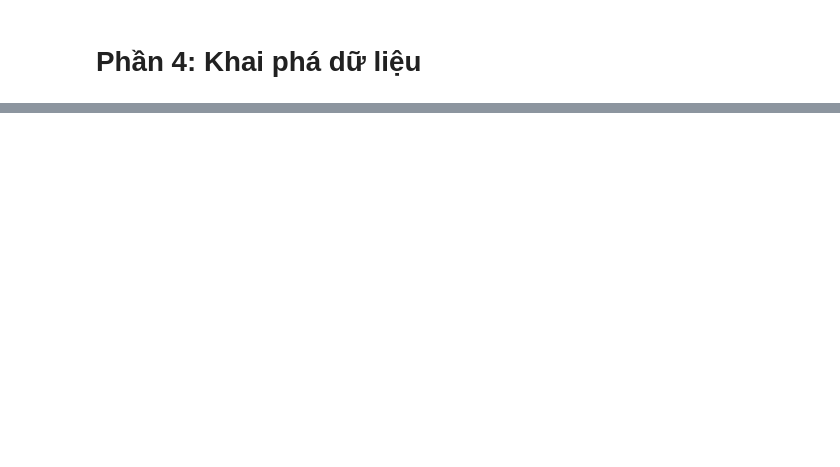
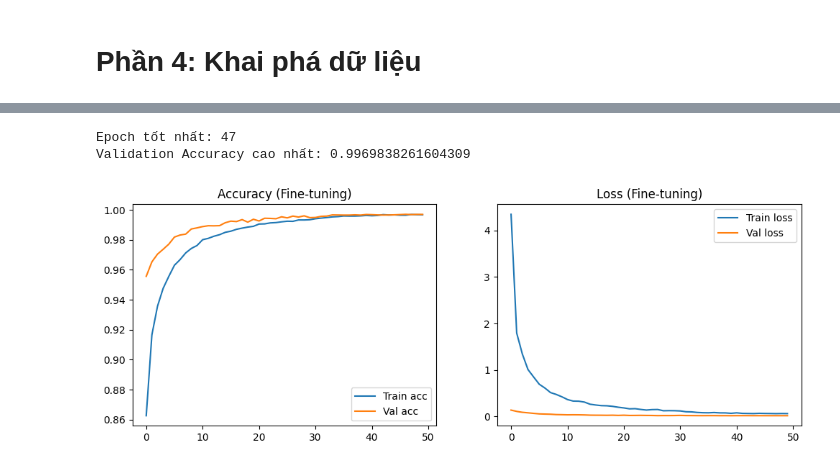
Before and after one commit to Min190503/Leaf-Disease, a Jupyter notebook: src/Leaf_Disease.ipynb, the cells around one changed output, grey strips where cells are left out. Cells and saved outputs as stored; diff of their text form; code cells hidden in the pictures; blank space fills up the shorter version.

```diff
--- a/src/Leaf_Disease.ipynb
+++ b/src/Leaf_Disease.ipynb
@@ -354,0 +571,5 @@ print(f"Test Accuracy: {test_acc:.4f}")
+# %%
+from tensorflow.keras.models import load_model
+
+# Load model đã fine-tune trước đó
+model = load_model(r"D:\Model_best\best_model_RN50.h5")
@@ -354,0 +633,11 @@ print(f"Test Accuracy: {test_acc:.4f}")
+# %%
+print("Tiếp tục huấn luyện (fine-tuning) với LR thấp...")
+history_finetune = model.fit(
+    train_gen,
+    validation_data=val_gen,
+    epochs=50,
+    workers = 6,
+    use_multiprocessing = False,
+    class_weight=final_class_weights,
+    callbacks=new_callbacks
+)
@@ -354,0 +662,27 @@ print(f"Test Accuracy: {test_acc:.4f}")
+# %%
+val_acc = history_finetune.history['val_accuracy']
+
+best_epoch = val_acc.index(max(val_acc)) + 1
+
+print("Epoch tốt nhất:", best_epoch)
+print("Validation Accuracy cao nhất:", max(val_acc))
+# %% [output]
+Epoch tốt nhất: 47
+Validation Accuracy cao nhất: 0.9969838261604309
+# %%
+plt.figure(figsize=(12,4))
+
+plt.subplot(1,2,1)
+plt.plot(history_finetune.history['accuracy'], label='Train acc')
+plt.plot(history_finetune.history['val_accuracy'], label='Val acc')
+plt.legend()
+plt.title("Accuracy (Fine-tuning)")
+
+plt.subplot(1,2,2)
+plt.plot(history_finetune.history['loss'], label='Train loss')
+plt.plot(history_finetune.history['val_loss'], label='Val loss')
+plt.legend()
+plt.title("Loss (Fine-tuning)")
+plt.show()
+# %% [output]
+[figure, added]
```
Also changed, not shown: parts of 36 cells of this notebook.
